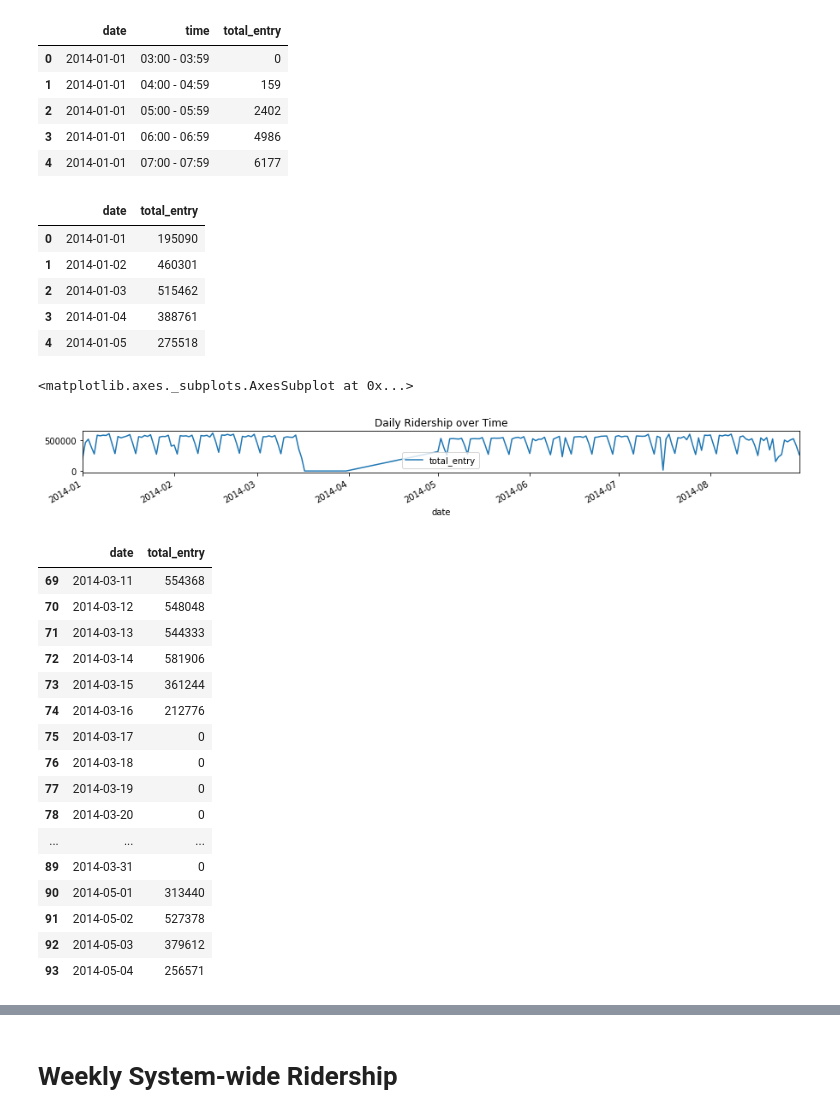
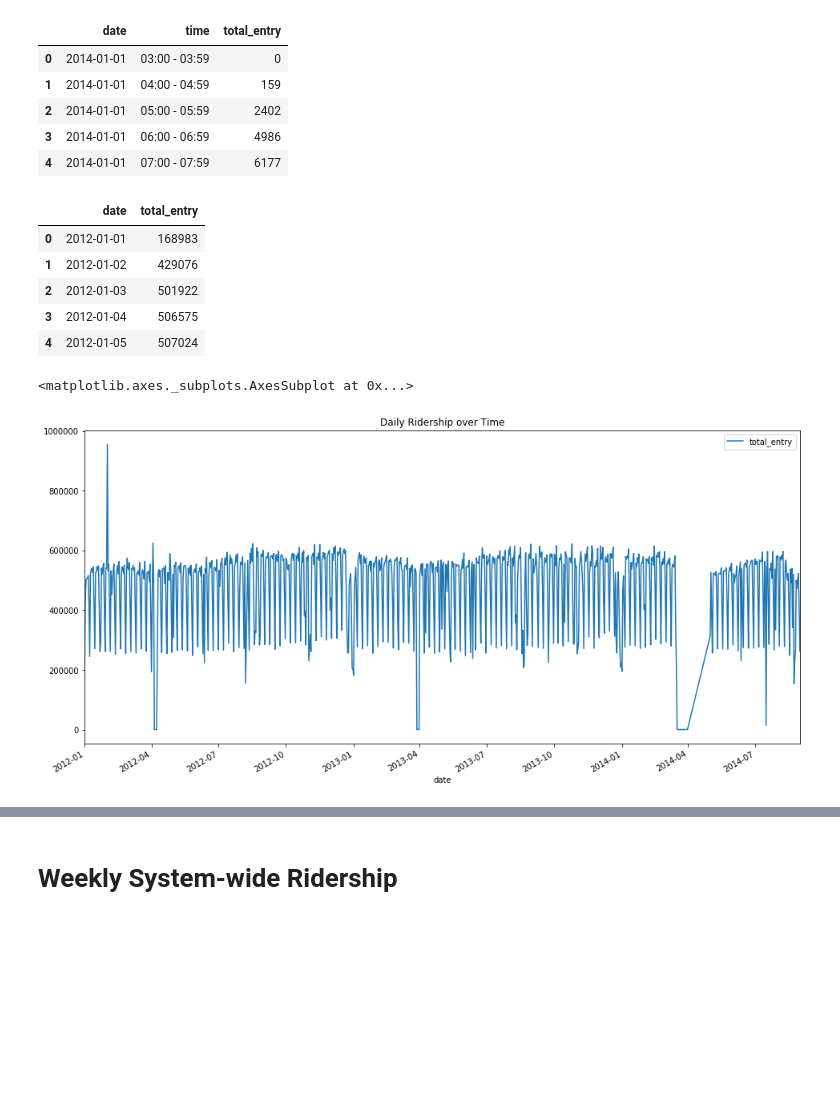
Before and after one commit to DEGABGED/MRT-Daily-Ridership-Visualization-2012-2014-, a Jupyter notebook: MRT Daily Ridership (2012-2014) Analysis.ipynb, the cells around one changed output, grey strips where cells are left out. Cells and saved outputs as stored; diff of their text form; code cells hidden in the pictures; blank space fills up the shorter version.

Commit message:
Use entire 2012-2014 dataset

```diff
--- a/MRT Daily Ridership (2012-2014) Analysis.ipynb
+++ b/MRT Daily Ridership (2012-2014) Analysis.ipynb
@@ -127,8 +168,8 @@ df_2014.to_pickle("cleaned_datasets/mrt_daily_ridership/2014.pkl")
 # %% [markdown]
 # Load cleaned data
 # %%
-df_2014 = pd.read_pickle("cleaned_datasets/mrt_daily_ridership/2014.pkl")
-df_2014 = df_2014.reset_index()
-df_2014 = df_2014.drop(columns=['index'])
-df_2014.head()
+df = pd.read_pickle("cleaned_datasets/mrt_daily_ridership/total.pkl")
+df = df.reset_index()
+df = df.drop(columns=['index'])
+df.head()
 # %% [output]
@@ -143,14 +184,14 @@ df_2014.head()
 # Daily System-wide Ridership
 # %%
 # Get only the entries columns
-cols = df_2014.columns
+cols = df.columns
 cols = [x for x in cols if "_exit" not in x]
-df_2014_entry = df_2014[cols]
+df_entry = df[cols]
 # %%
 # Add across stations
-df_2014_entry["total_entry"] = df_2014_entry.iloc[:, 2:].sum(axis=1)
-df_2014_entry = df_2014_entry[['date', 'time', 'total_entry']]
-df_2014_entry.head()
+df_entry["total_entry"] = df_entry.iloc[:, 5:].sum(axis=1)
+df_entry = df_entry[['date', 'time', 'total_entry']]
+df_entry.head()
 # %% [output]
 A value is trying to be set on a copy of a slice from a DataFrame.
 Try using .loc[row_indexer,col_indexer] = value instead
@@ -164,45 +205,22 @@ See the caveats in the documentation: http://pandas.pydata.org/pandas-docs/stabl
 | 4 | 2014-01-01 | 07:00 - 07:59 | 6177 |
 # %%
 # Add across timeslots in a day
-df_2014_entry = df_2014_entry.groupby('date').agg({'total_entry': np.sum}).reset_index()
-df_2014_entry.head()
+df_entry = df_entry.groupby('date').agg({'total_entry': np.sum}).reset_index()
+df_entry.head()
 # %% [output]
 |  | date | total_entry |
-| 0 | 2014-01-01 | 195090 |
-| 1 | 2014-01-02 | 460301 |
-| 2 | 2014-01-03 | 515462 |
-| 3 | 2014-01-04 | 388761 |
-| 4 | 2014-01-05 | 275518 |
+| 0 | 2012-01-01 | 168983 |
+| 1 | 2012-01-02 | 429076 |
+| 2 | 2012-01-03 | 501922 |
+| 3 | 2012-01-04 | 506575 |
+| 4 | 2012-01-05 | 507024 |
 # %%
 #plt.plot(df_2014_entry['date'], df_2014_entry['total_entry'])
 #plt.xlabel('Date')
 #plt.ylabel('Passengers Serviced')
 #plt.show(aspect='auto')
 
-df_2014_entry.plot('date', 'total_entry', title='Daily Ridership over Time', figsize=(15,1))
+df_entry.plot('date', 'total_entry', title='Daily Ridership over Time', figsize=(16,8))
 # %% [output]
 <matplotlib.axes._subplots.AxesSubplot at 0x...>
-[figure, old version]
+[figure, new version]
-# %%
-# Note the weird pattern between mid-March and June
-# This shows a lack of datapoints during this period
-
-df_2014_entry[(df_2014_entry['date'] > '2014-03-10') & (df_2014_entry['date'] < '2014-05-05')]
-# %% [output]
-|  | date | total_entry |
-| 69 | 2014-03-11 | 554368 |
-| 70 | 2014-03-12 | 548048 |
-| 71 | 2014-03-13 | 544333 |
-| 72 | 2014-03-14 | 581906 |
-| 73 | 2014-03-15 | 361244 |
-| 74 | 2014-03-16 | 212776 |
-| 75 | 2014-03-17 | 0 |
-| 76 | 2014-03-18 | 0 |
-| 77 | 2014-03-19 | 0 |
-| 78 | 2014-03-20 | 0 |
-| ... | ... | ... |
-| 89 | 2014-03-31 | 0 |
-| 90 | 2014-05-01 | 313440 |
-| 91 | 2014-05-02 | 527378 |
-| 92 | 2014-05-03 | 379612 |
-| 93 | 2014-05-04 | 256571 |
```
Also changed, not shown: parts of 20 cells of this notebook.
